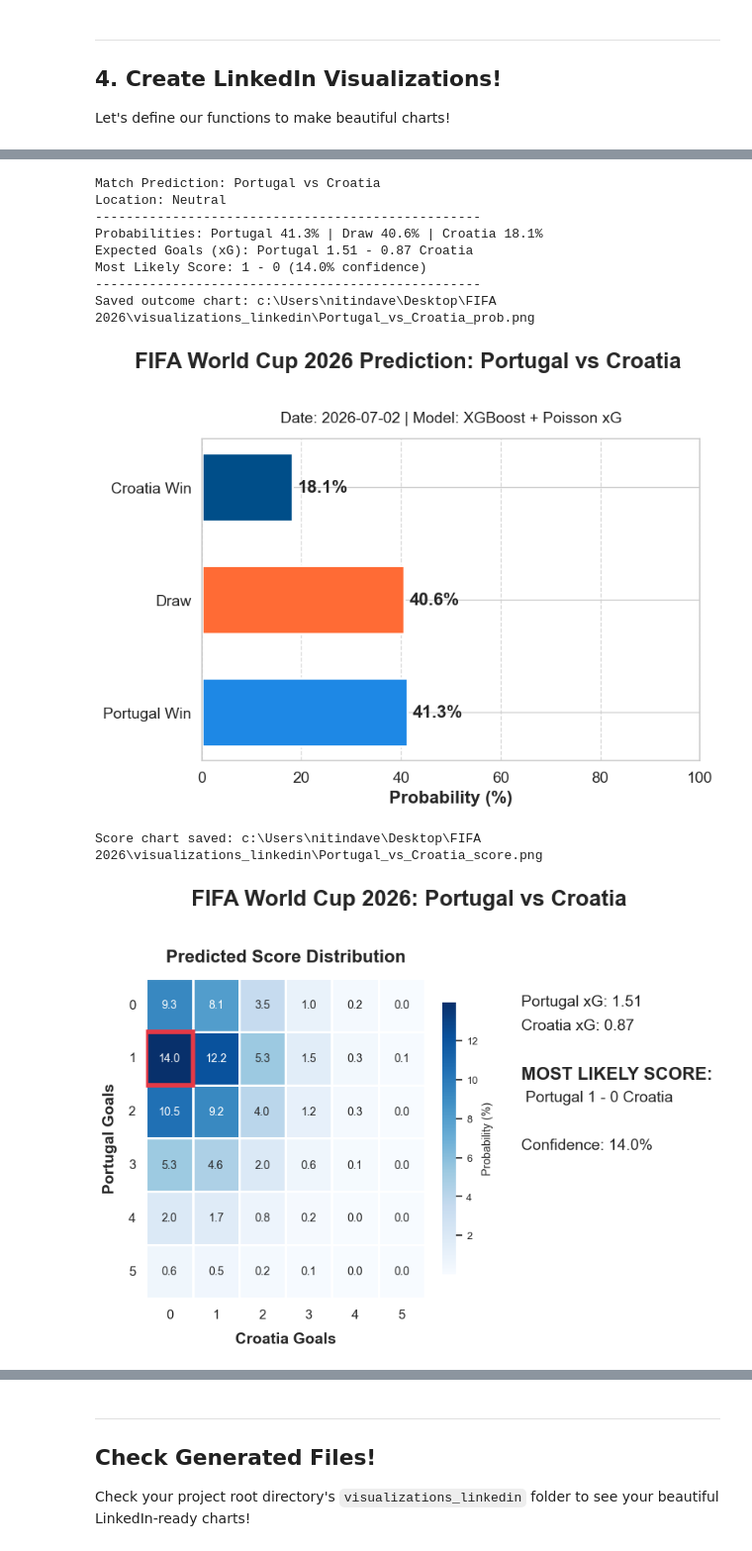
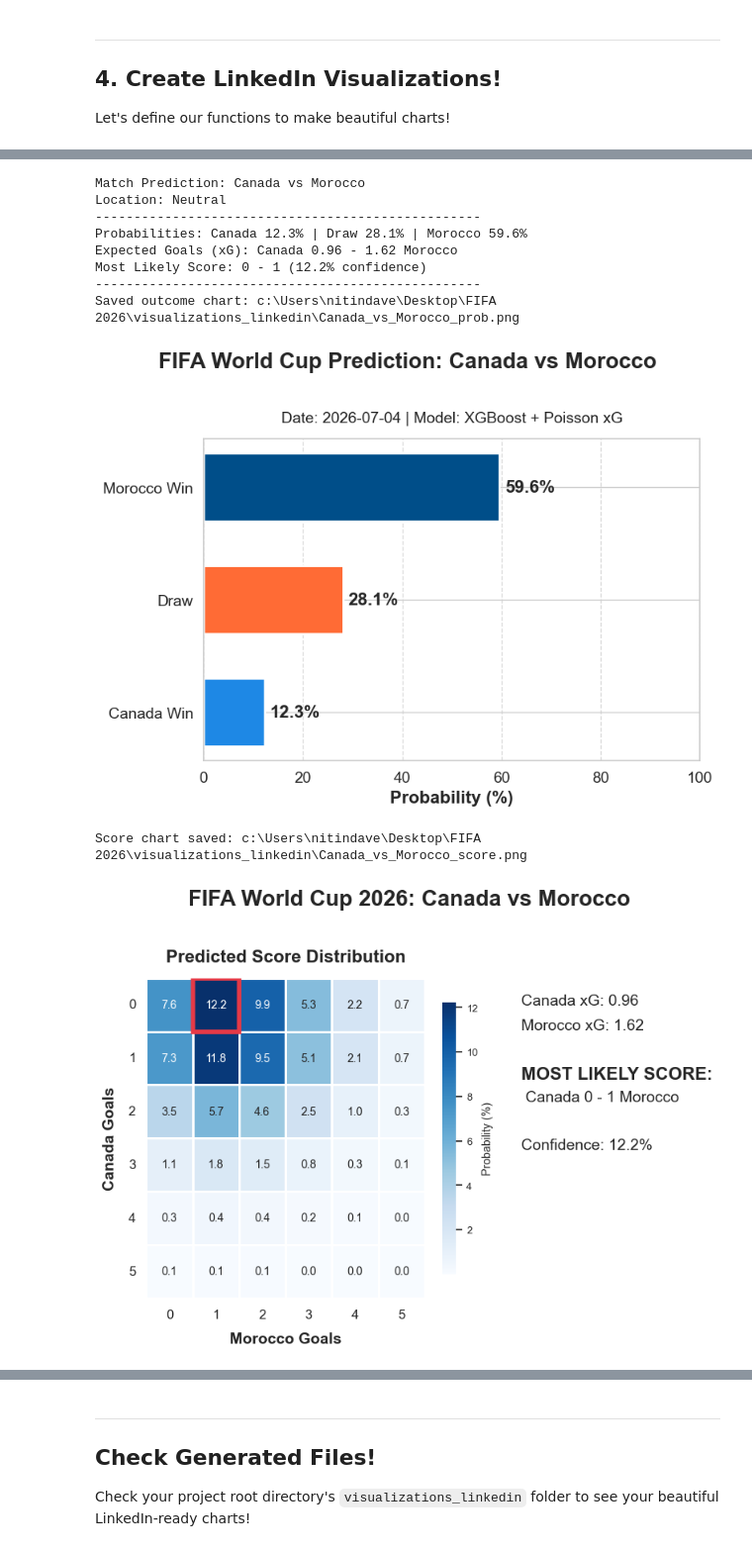
Before and after one commit to nitindavegit/FIFA-2026-Predictions, a Jupyter notebook: notebooks/04_LinkedIn_Presentation.ipynb, the cells around one changed output, grey strips where cells are left out. Shown at 99% size. Saved outputs shown, nothing was run; the diff lists cells and outputs as text; code cells hidden in the pictures.

```diff
--- a/notebooks/04_LinkedIn_Presentation.ipynb
+++ b/notebooks/04_LinkedIn_Presentation.ipynb
@@ -85,7 +84,7 @@ matches[['home_team', 'away_team', 'tournament']]
 
 Let's define our functions to make beautiful charts!
 # %%
-def generate_outcome_chart(home_team, away_team, probs, date_str="2026-07-02", prediction=None):
+def generate_outcome_chart(home_team, away_team, probs, date_str="2026-07-04", prediction=None):
     has_advance = prediction is not None and 'advance_probs' in prediction
 
     if has_advance:
@@ -170,7 +169,7 @@ def generate_outcome_chart(home_team, away_team, probs, date_str="2026-07-02", p
     plt.show()
     plt.close(fig)
 # %%
-def generate_score_heatmap(home_team, away_team, home_xg, away_xg, date_str="2026-07-02", prediction=None):
+def generate_score_heatmap(home_team, away_team, home_xg, away_xg, date_str="2026-07-04", prediction=None):
     fig, (ax_heatmap, ax_summary) = plt.subplots(ncols=2, figsize=FIGSIZE, dpi=DPI, gridspec_kw={'width_ratios': [3, 1]})
 
     max_goals=5
@@ -239,20 +238,20 @@ def generate_score_heatmap(home_team, away_team, home_xg, away_xg, date_str="202
 # %%
-pred = predict_match("Portugal", "Croatia")
+pred = predict_match("Canada", "Morocco")
 if pred:
     probs, (home_xg, away_xg) = pred['probs'], pred['xg']
-    generate_outcome_chart("Portugal", "Croatia", probs)
-    generate_score_heatmap("Portugal", "Croatia", home_xg, away_xg)
+    generate_outcome_chart("Canada", "Morocco", probs)
+    generate_score_heatmap("Canada", "Morocco", home_xg, away_xg)
 # %% [output]
-Match Prediction: Portugal vs Croatia
+Match Prediction: Canada vs Morocco
 Location: Neutral
 --------------------------------------------------
-Probabilities: Portugal 41.3% | Draw 40.6% | Croatia 18.1%
-Expected Goals (xG): Portugal 1.51 - 0.87 Croatia
-Most Likely Score: 1 - 0 (14.0% confidence)
+Probabilities: Canada 12.3% | Draw 28.1% | Morocco 59.6%
+Expected Goals (xG): Canada 0.96 - 1.62 Morocco
+Most Likely Score: 0 - 1 (12.2% confidence)
 --------------------------------------------------
-Saved outcome chart: c:\Users\nitindave\Desktop\FIFA 2026\visualizations_linkedin\Portugal_vs_Croatia_prob.png
+Saved outcome chart: c:\Users\nitindave\Desktop\FIFA 2026\visualizations_linkedin\Canada_vs_Morocco_prob.png
-[figure, old version]
+[figure, new version]
-Score chart saved: c:\Users\nitindave\Desktop\FIFA 2026\visualizations_linkedin\Portugal_vs_Croatia_score.png
+Score chart saved: c:\Users\nitindave\Desktop\FIFA 2026\visualizations_linkedin\Canada_vs_Morocco_score.png
-[figure, old version]
+[figure, new version]
 # %% [markdown]
 ---
```
Also changed, not shown: parts of 6 cells of this notebook.
